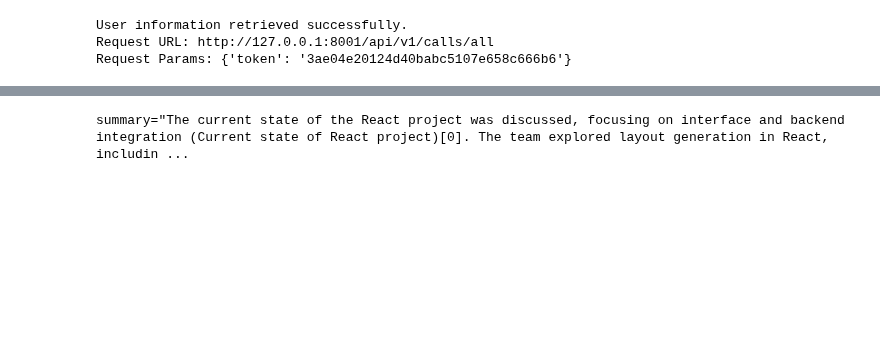
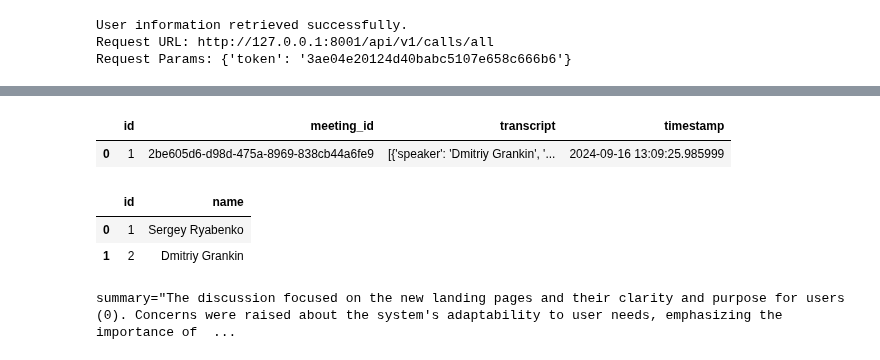
Before and after one commit to Vexa-ai/vexa-engine, a Jupyter notebook: 05.ipynb, the cells around one changed output, grey strips where cells are left out. Saved outputs shown, nothing was run; the diff lists cells and outputs as text; code cells hidden in the pictures; blank space fills up the shorter version.

```diff
--- a/05.ipynb
+++ b/05.ipynb
@@ -134,0 +262,11 @@ Create a direct, to-the-point summary incorporating all these items. Start immed
+# %%
+pd.read_sql_table('meetings',engine)
+# %% [output]
+|  | id | meeting_id | transcript | timestamp |
+| 0 | 1 | 2be605d6-d98d-475a-8969-838cb44a6fe9 | [{'speaker': 'Dmitriy Grankin', '... | 2024-09-16 13:09:25.985999 |
+# %%
+pd.read_sql_table('speakers',engine)
+# %% [output]
+|  | id | name |
+| 0 | 1 | Sergey Ryabenko |
+| 1 | 2 | Dmitriy Grankin |
@@ -135,8 +277,8 @@ Create a direct, to-the-point summary incorporating all these items. Start immed
 # %%
-r = await MeetingSummary.extract(formatted_input, final_df)
+r = await MeetingSummary.extract(formatted_input, final_df,use_cache=True)
 print(r)
 # %% [output]
-summary="The current state of the React project was discussed, focusing on interface and backend integration (Current state of React project)[0]. The team explored layout generation in React, includin ...
+summary="The discussion focused on the new landing pages and their clarity and purpose for users (0). Concerns were raised about the system's adaptability to user needs, emphasizing the importance of  ...
 # %%
 from IPython.display import Markdown
 Markdown(r.summary)
```
Also changed, not shown: parts of 28 cells of this notebook, 2 other files.
